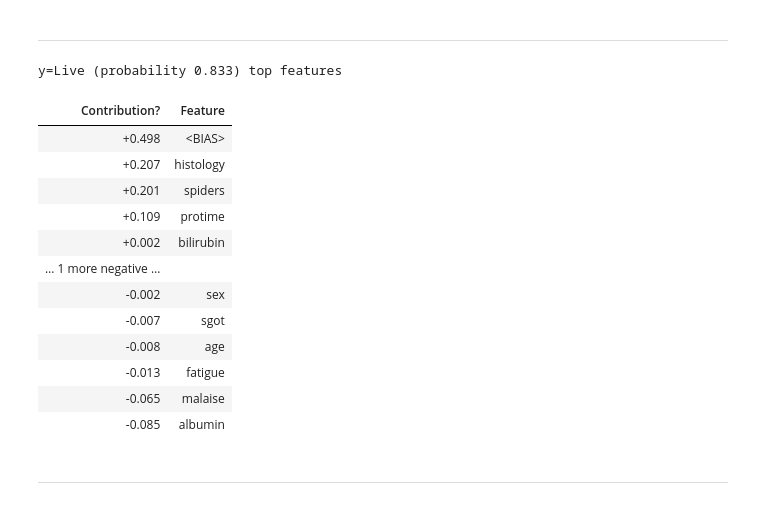
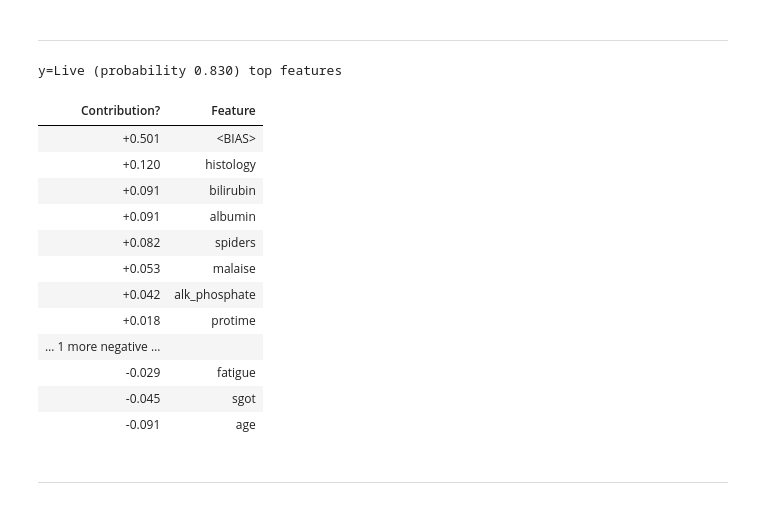
Before and after one commit to PDahal2871/Hepatitis-Survival-Prediction, a Jupyter notebook: HSP.ipynb, the cells around one changed output. Saved outputs shown, nothing was run; the diff lists cells and outputs as text; code cells hidden in the pictures.

```diff
--- a/HSP.ipynb
+++ b/HSP.ipynb
@@ -1215,8 +1372,10 @@ Neural nets need scaling of data
 """
 from sklearn.preprocessing import StandardScaler,MinMaxScaler
 ss = StandardScaler()
+mm = MinMaxScaler()
 X_train = ss.fit_transform(X_train)
-X_test = ss.transform(X_test)
+X_test = ss.transform(X_teste)
 # %%
-new_x_col = list(dno.columns)
+new_x_col = list(data_out_comb.columns)
 new_x_col.remove("class")
+new_x_col
@@ -1261,9 +1451,9 @@ Building the model using simple ANN
 def model_build(optimizer):
     model= Sequential([
         Dense(24, activation="relu",input_shape=(X_final.shape[1], )),
-        Dropout(0.15),
+        Dropout(0.3),
         Dense(24, activation="relu"),
-        Dropout(0.15),
+        Dropout(0.3),
         Dense(1, activation='sigmoid')
 
     ])
@@ -1491,7 +1701,7 @@ from lime import lime_tabular
 import eli5
 # %%
 # First create lime explainer
-features_names = dno.columns.to_list()
+features_names = data_out_comb.columns.to_list()
 features_names.remove("class")
 classes_names=["Die", "Live"]
 len(features_names)
@@ -1516,24 +1730,24 @@ exp.show_in_notebook(show_table=True, show_all=False)
 ---
 # %%
 """
-Since eli5 does not support ANN, we are using Random Forest
+Since eli5 does not support Catboost, we are using Random Forest
 """
 eli5.show_prediction(rfcOpt, X_test.iloc[1],top=11,feature_names=features_names, target_names = classes_names)
 # %% [output]
-y=Live (probability 0.833) top features
+y=Live (probability 0.830) top features
 | Contribution? | Feature |
-| +0.498 | <BIAS> |
-| +0.207 | histology |
-| +0.201 | spiders |
-| +0.109 | protime |
-| +0.002 | bilirubin |
+| +0.501 | <BIAS> |
+| +0.120 | histology |
+| +0.091 | bilirubin |
+| +0.091 | albumin |
+| +0.082 | spiders |
+| +0.053 | malaise |
+| +0.042 | alk_phosphate |
+| +0.018 | protime |
 | … 1 more negative … |  |
-| -0.002 | sex |
-| -0.007 | sgot |
-| -0.008 | age |
-| -0.013 | fatigue |
-| -0.065 | malaise |
-| -0.085 | albumin |
+| -0.029 | fatigue |
+| -0.045 | sgot |
+| -0.091 | age |
 # %% [markdown]
 ---
 # %% [markdown]
```
Also changed, not shown: parts of 91 cells of this notebook, 10 other files.
